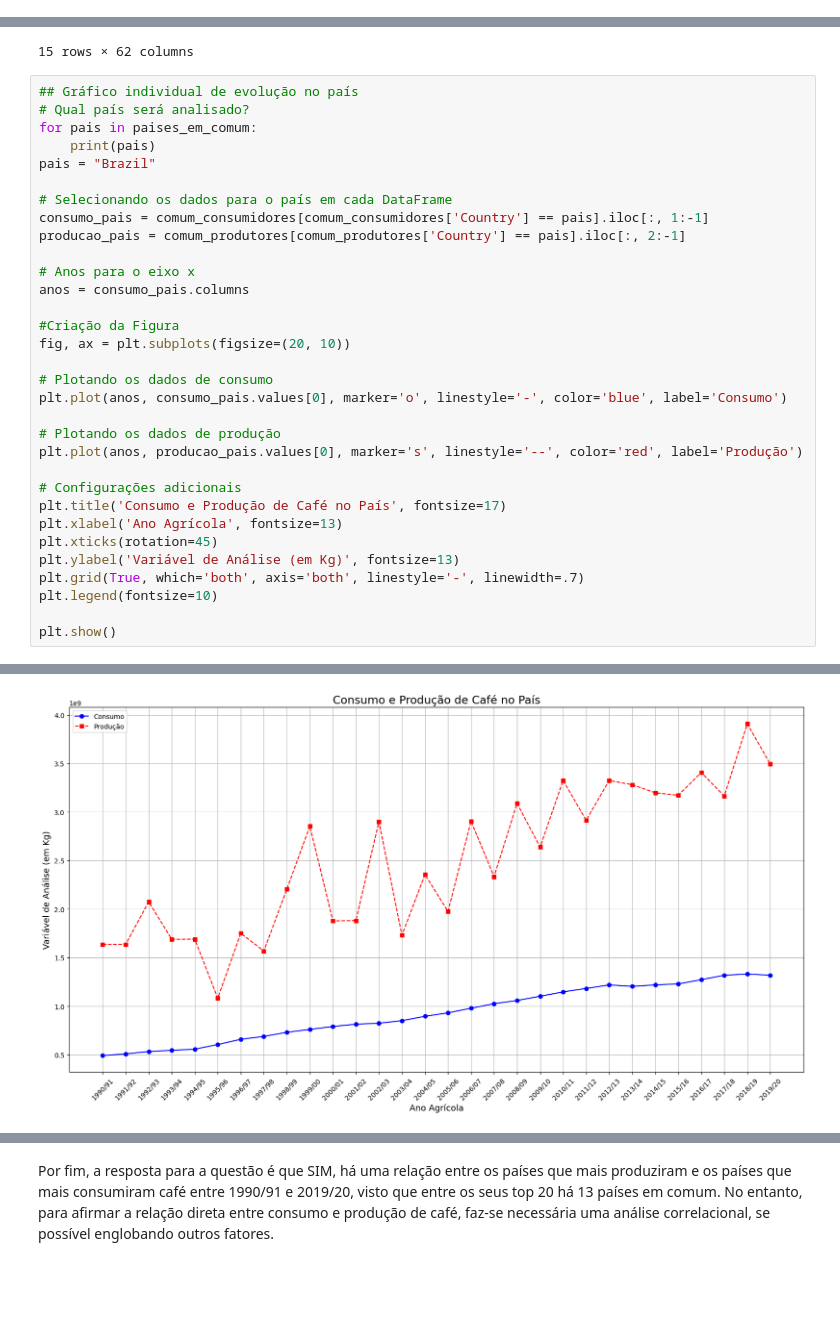
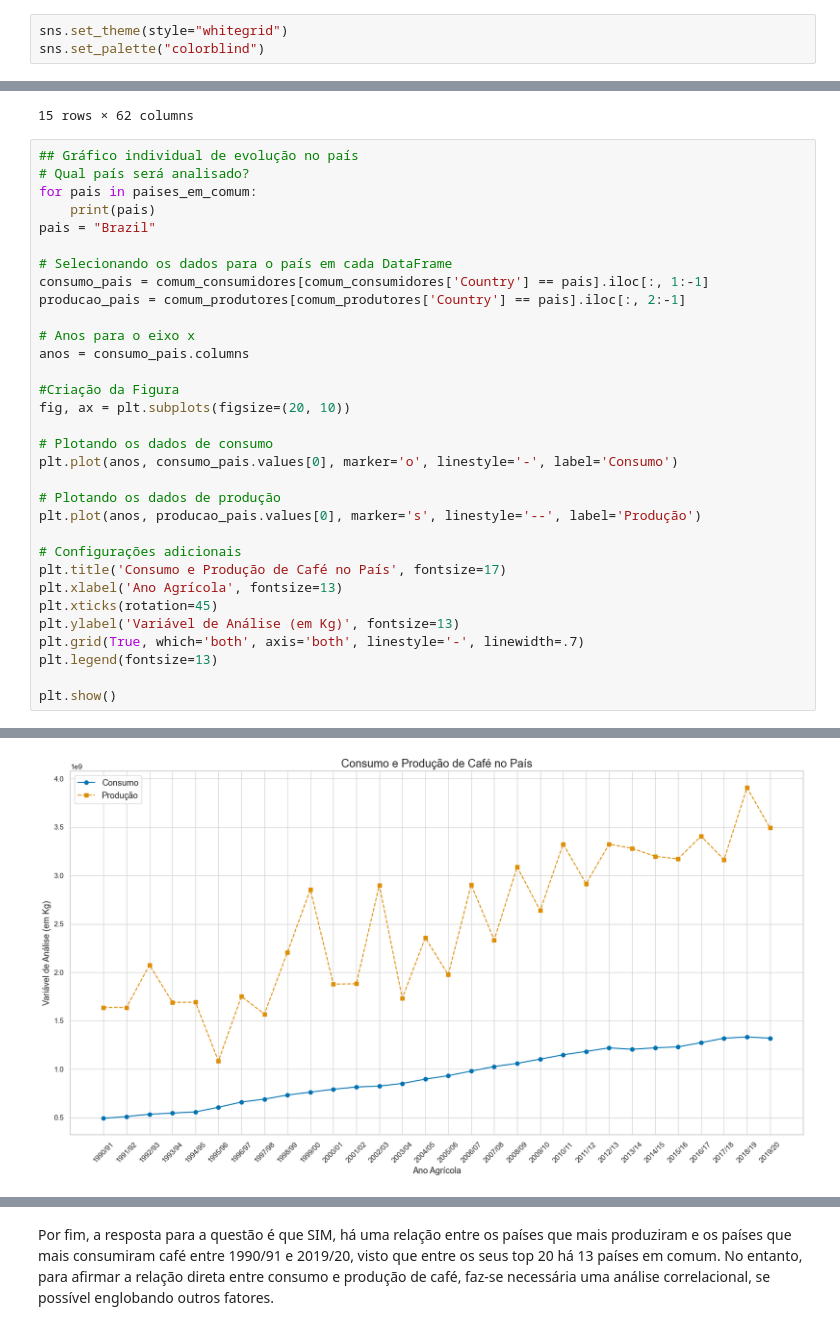
Before and after one commit to ladata-ufs/Cafezinho-G3, a Jupyter notebook: project.ipynb, the cells around one changed output, grey strips where cells are left out. Cells and saved outputs as stored; diff of their text form; blank space fills up the shorter version.

```diff
--- a/project.ipynb
+++ b/project.ipynb
@@ -10,3 +12,6 @@ import seaborn as sns
+# %%
+sns.set_theme(style="whitegrid")
+sns.set_palette("colorblind")
 # %% [markdown]
 # Conhecendo o DataSet
 # %%
@@ -349,37 +354,37 @@ anos = consumo_pais.columns
 fig, ax = plt.subplots(figsize=(20, 10))
 
 # Plotando os dados de consumo
-plt.plot(anos, consumo_pais.values[0], marker='o', linestyle='-', color='blue', label='Consumo')
+plt.plot(anos, consumo_pais.values[0], marker='o', linestyle='-', label='Consumo')
 
 # Plotando os dados de produção
-plt.plot(anos, producao_pais.values[0], marker='s', linestyle='--', color='red', label='Produção')
+plt.plot(anos, producao_pais.values[0], marker='s', linestyle='--', label='Produção')
 
 # Configurações adicionais
 plt.title('Consumo e Produção de Café no País', fontsize=17)
 plt.xlabel('Ano Agrícola', fontsize=13)
 plt.xticks(rotation=45)
 plt.ylabel('Variável de Análise (em Kg)', fontsize=13)
 plt.grid(True, which='both', axis='both', linestyle='-', linewidth=.7)
-plt.legend(fontsize=10)
+plt.legend(fontsize=13)
 
 plt.show()
 # %% [output]
 Thailand
 Ethiopia
 Mexico
 Costa Rica
 Guatemala
 Honduras
 El Salvador
 Indonesia
 Côte d'Ivoire
 Peru
 Colombia
 Brazil
 Viet Nam
 India
 Venezuela
-[figure, old version]
+[figure, new version]
 # %%
 # Fundindo os DataFrames com base no país em comum
 mescla_em_comum2 = pd.merge(comum_consumidores, comum_produtores, on='Country', how='inner', suffixes=('_consumo', '_producao'))
```
Also changed, not shown: parts of 7 cells of this notebook.
